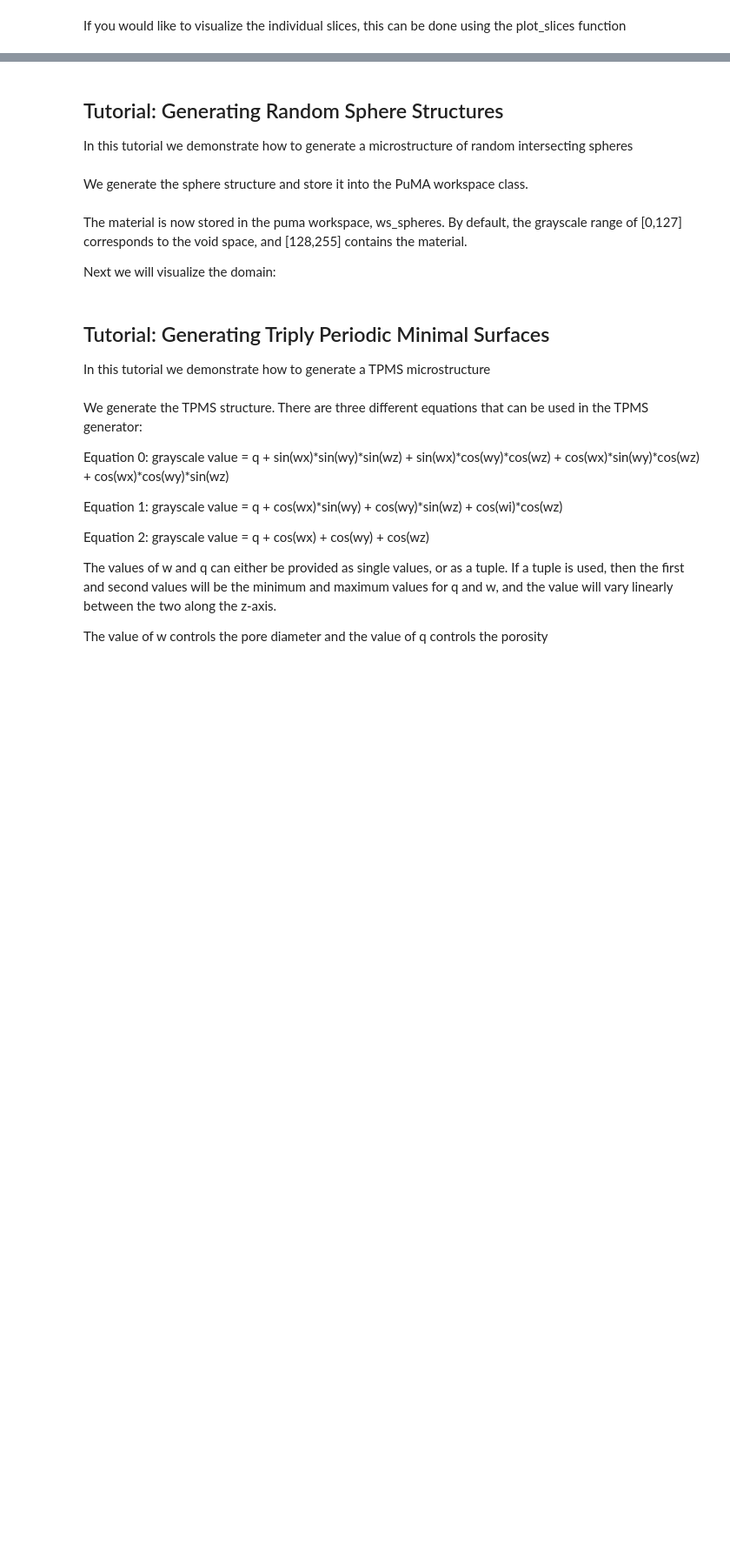
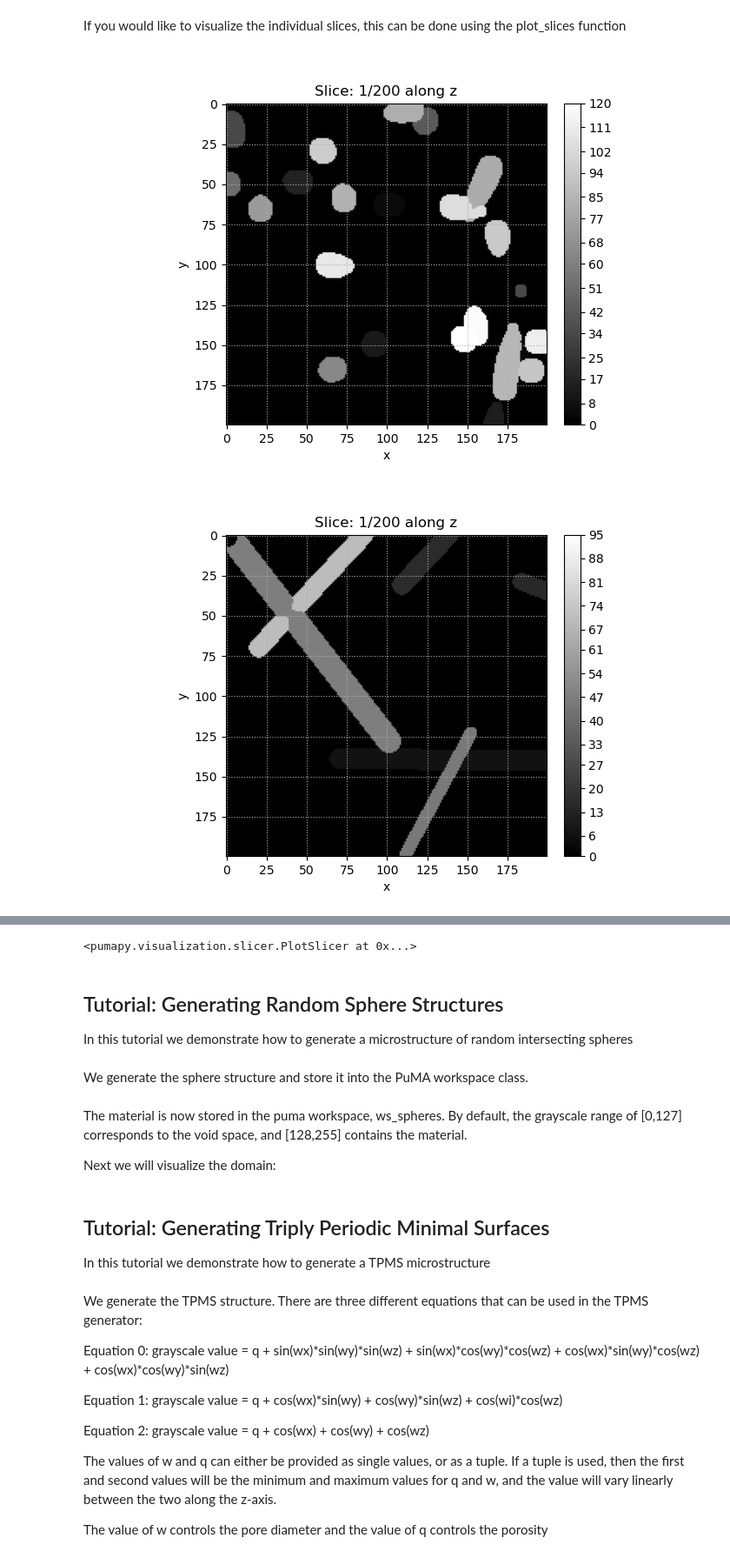
Before and after one commit to nasa/puma, a Jupyter notebook: tutorials/python/jupyter_notebooks/generation_tutorial.ipynb, the cells around one changed output, grey strips where cells are left out. Shown at 87% size. Cells and saved outputs as stored; diff of their text form; code cells hidden in the pictures; blank space fills up the shorter version.

Commit message:
modified fiber generation tutorial to include isotropic, transverse isotropic, and 1D generation

```diff
--- a/tutorials/python/jupyter_notebooks/generation_tutorial.ipynb
+++ b/tutorials/python/jupyter_notebooks/generation_tutorial.ipynb
@@ -42,16 +47,20 @@ size = (200, 200, 200)  # size of the domain, in voxels.
 radius = 8  # radius of the fibers to be generated, in voxels
 nFibers = None  # Can specify either the number of fibers or the porosity
 porosity = 0.8  # porosity of the overall structure
-phi = 90    # A value between 0 and 90 that controls the amount that the fibers lie *out of* the XY plane,
-            # with 0 meaning all fibers lie in the XY plane, and 90 meaning that cylinders are randomly oriented out of the
-            # plane by as much as +/- 90 degrees.
-theta = 90  # A value between 0 and 90 that controls the amount of rotation *in the* XY plane,
-            # with 0 meaning all fibers point in the X-direction, and 90 meaning they are randomly rotated about the
-            # Z axis by as much as +/- 90 degrees.
 length = 200 # Length of the fibers to be generated
 max_iter = 3  # optional (default=3), iterations to refine the porosity
 allow_intersect = True  # optional (default=True), allow intersection betweem the fibers: if equal to False, the function runs considerably more slowly because
                         # randomly proposed fibers are rejected if they intersect any other fiber - use with relatively high porosity for reasonable runtimes
 segmented = True  # assign unique IDs to each fiber (if set to False, range will be from 0-255)
 
-ws_fibers = puma.generate_random_fibers(size, radius, nFibers, porosity, phi, theta, length, allow_intersect=allow_intersect, segmented=segmented)
+ws_fibers_isotropic = puma.generate_random_fibers_isotropic(size, radius, nFibers, porosity, length, allow_intersect=allow_intersect, segmented=segmented)
+
+
+direction = 'z' # Direction orthogonal to the fibers. For example, 'z' means fibers are oriented in the XY plane.
+variation = 0  # Variability for the angle, relative to the XY plane. Should be between 0 and 90.
+
+ws_fibers_trans_iso = puma.generate_random_fibers_transverseisotropic(size, radius, nFibers, porosity, direction, variation, length,
+                                                                      allow_intersect=allow_intersect, segmented=segmented)
+
+direction = 'z' # Direction of the 1D fibers.
+ws_fibers_1D = puma.generate_random_fibers_1D(size, radius, nFibers, porosity, direction, length, allow_intersect=allow_intersect, segmented=segmented)
@@ -68,0 +98,7 @@ puma.plot_slices(ws_fibers)
+# %%
+puma.plot_slices(ws_fibers_isotropic)
+puma.plot_slices(ws_fibers_trans_iso)
+puma.plot_slices(ws_fibers_1D)
+# %% [output]
+[figure, added]
+[figure, added]
@@ -69,3 +106,4 @@ puma.plot_slices(ws_fibers)
+<pumapy.visualization.slicer.PlotSlicer at 0x...>
 # %% [markdown]
 ## Tutorial: Generating Random Sphere Structures
 In this tutorial we demonstrate how to generate a microstructure of random intersecting spheres
```
Also changed, not shown: parts of 6 cells of this notebook, 1 other file.
